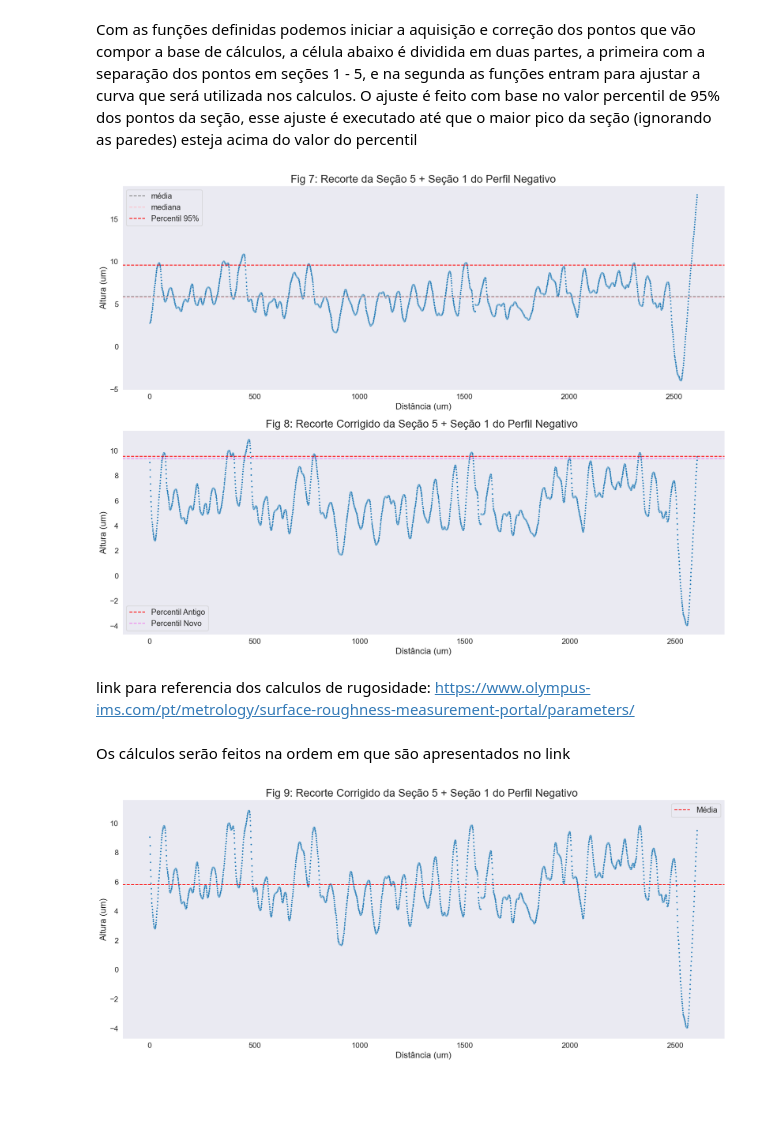
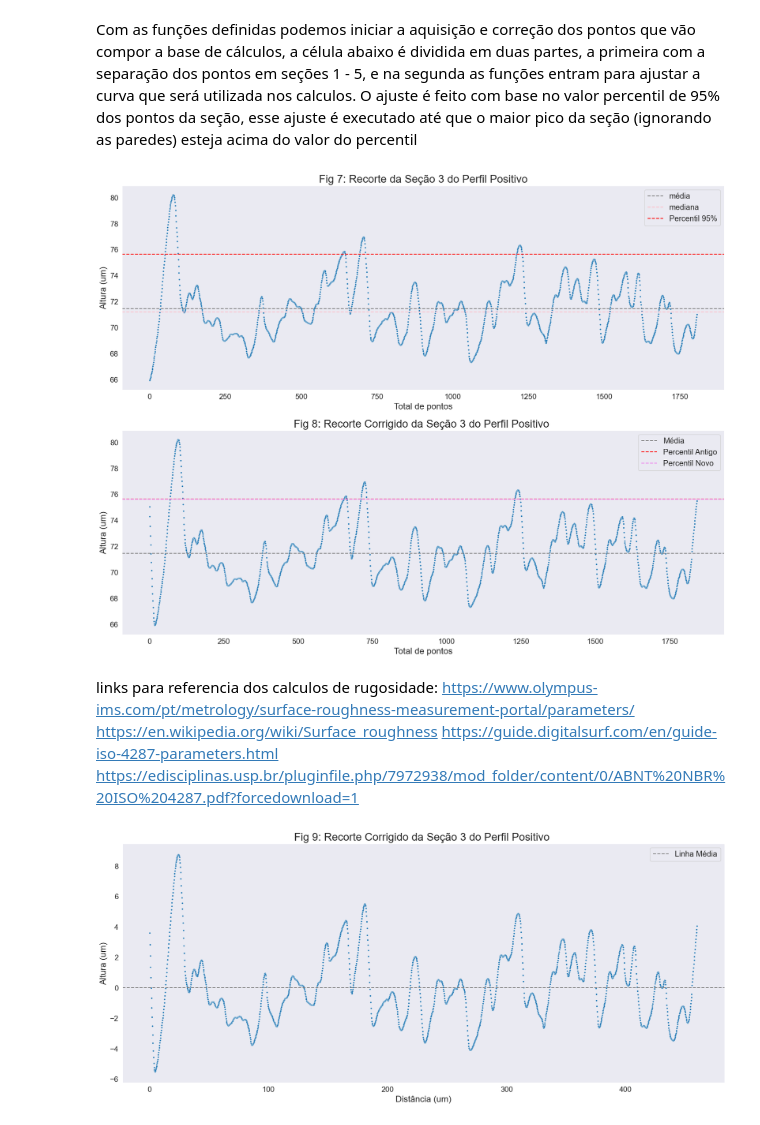
Before and after one commit to Pidoviski/calculadora_de_rugosidade, a Jupyter notebook: main.ipynb, the cells around one changed output. Cells and saved outputs as stored; diff of their text form; code cells hidden in the pictures; blank space fills up the shorter version.

Commit message:
Correção no ajuste da inclinação da curva de rugosidade

```diff
--- a/main.ipynb
+++ b/main.ipynb
@@ -336,12 +336,12 @@ import seaborn as sns
 import matplotlib.pyplot as plt
 import numpy as np
 
-corte = 150  #Perfil 1D de corte
+corte = 150 #Perfil 1D de corte
 
 sns.set_style('dark')
 sns.set_palette('tab10')
 
-loader = DektakLoad('T1B/T1B_90graus_Negativo.OPDx')
+loader = DektakLoad('T1D/T1D_90graus_Positivo.OPDx')
 x,y,z = loader.get_data_2D()
 
 plt.axvline(x[corte])
@@ -371,6 +371,12 @@ if altura.mean() > 0:
 else:
     Perfil = "Positivo"
 
+#Correção da Altura para equivaler ao ProFilme Online
+AMax = altura.max()
+for i in range(altura.shape[0]):
+    altura[i] = altura[i]+(100-AMax)
+
+
 #Laço que varre 'n' pontos para calcular a variancia local, sempre se deslocando 1 ponto para o final da curva
 for i in range(len(altura)-pontos):
     for j in range(pontos):
@@ -378,14 +384,11 @@ for i in range(len(altura)-pontos):
     altura_var[i] = aux.var()
 
 #Plots
-figure = 0                   #Variavel que conta as imagens geradas ao longo do código
-
-
 fig, axs = plt.subplots(ncols=1,nrows=2, figsize=(20, 15))
 
 sns.lineplot(y= altura, x = y, ax = axs[0])
-figure += 1
-axs[0].set_title("Fig %d: Perfil %s"%(figure, Perfil), fontsize = 20)
+
+axs[0].set_title("Fig 1: Perfil %s"%(Perfil), fontsize = 20)
 axs[0].set_ylabel("Altura (um)", fontsize = 18)
 axs[0].set_xlabel("Distância (um)", fontsize = 18)
 axs[0].xaxis.set_tick_params(labelsize=14)
@@ -393,8 +396,8 @@ axs[0].yaxis.set_tick_params(labelsize=14)
 
 
 sns.lineplot(altura_var, ax = axs[1])
-figure +=1
-axs[1].set_title("Fig %d: Variância do Perfil %s"%(figure, Perfil), fontsize = 20)
+
+axs[1].set_title("Fig 2: Variância do Perfil %s"%(Perfil), fontsize = 20)
 axs[1].set_ylabel("Variância", fontsize = 18)
 axs[1].set_xlabel(None)
 axs[1].set_xticks([])
@@ -786,7 +785,7 @@ if Perfil == 'Positivo':
 
     #Laço para adicionar os pontos da seção 3 no vetor de mesmo nome
     for i in range(alcance):
-        secao3[i] = altura[i + secao3_comeca]
+        secao3[i] = height_leveled[i + secao3_comeca]
     linha = secao3                                                                                              #Vetor temporario utilizado na modificação dos pontos para não danificar o original
     s = "Seção 3"                                                                                               #Variavel que armazena o nome da seção de importancia em cada caso
     q = linha.quantile(q = 0.95)                                                                                #Variavel que armazena o percentil de 95% dos pontos da seção
@@ -797,13 +796,13 @@ if Perfil == 'Negativo':
 
     #Laço para adicionar os pontos da seção 1 no vetor de mesmo nome
     for i in range(alcance):
-        secao1[i] = altura[i + secao1_comeca]
+        secao1[i] = height_leveled[i + secao1_comeca]
 
     alcance = secao5_termina - secao5_comeca                                                                    #Variavel que determina a quantidade de loops do laço
 
     #Laço para adicionar os pontos da seção 5 no vetor de mesmo nome
     for i in range(alcance):
-        secao5[i] = altura[i + secao5_comeca]
+        secao5[i] = height_leveled[i + secao5_comeca]
 
     linha = pd.concat([secao5, secao1], ignore_index=True)                                                      #Vetor temporario utilizado na modificação dos pontos para não danificar o original
     s = "Seção 5 + Seção 1"                                                                                     #Variavel que armazena o nome da seção de importancia em cada caso
@@ -813,10 +812,10 @@ if Perfil == 'Negativo':
 fig, axs = plt.subplots(ncols=1,nrows=2, figsize=(20, 15))
 
 sns.scatterplot(linha,s = 8.5, ax = axs[0])
-figure += 1
-axs[0].set_title("Fig %d: Recorte da %s do Perfil %s"%(figure, s, Perfil), fontsize = 20)
+
+axs[0].set_title("Fig 7: Recorte da %s do Perfil %s"%(s, Perfil), fontsize = 20)
 axs[0].set_ylabel("Altura (um)", fontsize = 16)
-axs[0].set_xlabel("Distância (um)", fontsize = 16)
+axs[0].set_xlabel("Total de pontos", fontsize = 16)
 axs[0].xaxis.set_tick_params(labelsize=14)
 axs[0].yaxis.set_tick_params(labelsize=14)
 
@@ -850,45 +849,64 @@ for i in range(len(linha)):
         aux[i] = linha.min()
     else:
         aux[i] = linha[i]
 
 a = 0
 #Laço para deleter e reconstruir os pontos de acordo com o novo valor percentil de 95%
 while True:
 
     if (aux.max() <= q_novo):
         linha, q_novo, countdown, countup = ApagaPonto(linha, q_novo, countdown, countup)
         inicio += countup
         fim += countdown
         a = 1
     if a == 1:
         linha, countdown, countup = ReconstroiPonto(inicio, fim, linha, q_novo, countdown, countup)
     else:
         break
 
-
 #plot 2
 sns.scatterplot(linha, s = 8.5, ax=axs[1])
-figure += 1
-axs[1].set_title("Fig %d: Recorte Corrigido da %s do Perfil %s "%(figure, s, Perfil), fontsize = 20)
+
+axs[1].set_title("Fig 8: Recorte Corrigido da %s do Perfil %s "%( s, Perfil), fontsize = 20)
 axs[1].set_ylabel("Altura (um)", fontsize = 16)
-axs[1].set_xlabel("Distância (um)", fontsize = 16)
+axs[1].set_xlabel("Total de pontos", fontsize = 16)
 axs[1].xaxis.set_tick_params(labelsize=14)
 axs[1].yaxis.set_tick_params(labelsize=14)
 
+axs[1].axhline(y = linha.mean(),c='gray', linestyle = "--", label = "Média")
 axs[1].axhline(q, color = 'r', linestyle = "--", label = "Percentil Antigo")
 axs[1].axhline(q_novo, color = 'violet',linestyle = "--", label = "Percentil Novo")
 axs[1].legend(fontsize = 'x-large')
 
 plt.show()
 # %% [output]
-[figure, old version]
+[figure, new version]
 # %% [markdown]
-link para referencia dos calculos de rugosidade: https://www.olympus-ims.com/pt/metrology/surface-roughness-measurement-portal/parameters/
+links para referencia dos calculos de rugosidade:
+https://www.olympus-ims.com/pt/metrology/surface-roughness-measurement-portal/parameters/
+https://en.wikipedia.org/wiki/Surface_roughness
+https://guide.digitalsurf.com/en/guide-iso-4287-parameters.html
+https://edisciplinas.usp.br/pluginfile.php/7972938/mod_folder/content/0/ABNT%20NBR%20ISO%204287.pdf?forcedownload=1
-# %% [markdown]
-Os cálculos serão feitos na ordem em que são apresentados no link
 # %%
+Average = linha.mean()
+AMin = linha.min()
+AMax = linha.max()
+Range = AMax - AMin
+linha_media = linha.mean()
+
+#deslocamento da linha para ajustar à linha média
+for i in range(linha.shape[0]):
+    linha[i] = linha[i] - linha_media
+
 #plot
-ax = sns.scatterplot(linha, s = 8.5)
+
+#Conversão do eixo X para unidade de medida ao invés de total de pontos no vetor "linha"
+aux = pd.Series()
+for i in range(len(linha)):
+    aux[i] = i*(y.max()/(len(y)-1))
+
+
+ax = sns.scatterplot(y=linha,x=aux, s = 8.5)
 ax.figure.set_size_inches(20,8)
 
 ax.set_title("Fig 9: Recorte Corrigido da %s do Perfil %s "%(s, Perfil), fontsize = 20)
@@ -897,11 +915,9 @@ ax.set_xlabel("Distância (um)", fontsize = 16)
 ax.xaxis.set_tick_params(labelsize=14)
 ax.yaxis.set_tick_params(labelsize=14)
 
-ax.axhline(linha.mean(), color = 'r', linestyle = "--", label = "Média")
+ax.axhline(y = linha.mean(),c='gray', linestyle = "--", label = "Linha Média")
 ax.legend(fontsize = 'x-large')
 
-
-
 plt.show()
 # %% [output]
-[figure, old version]
+[figure, new version]
```
Also changed, not shown: parts of 8 cells of this notebook.
